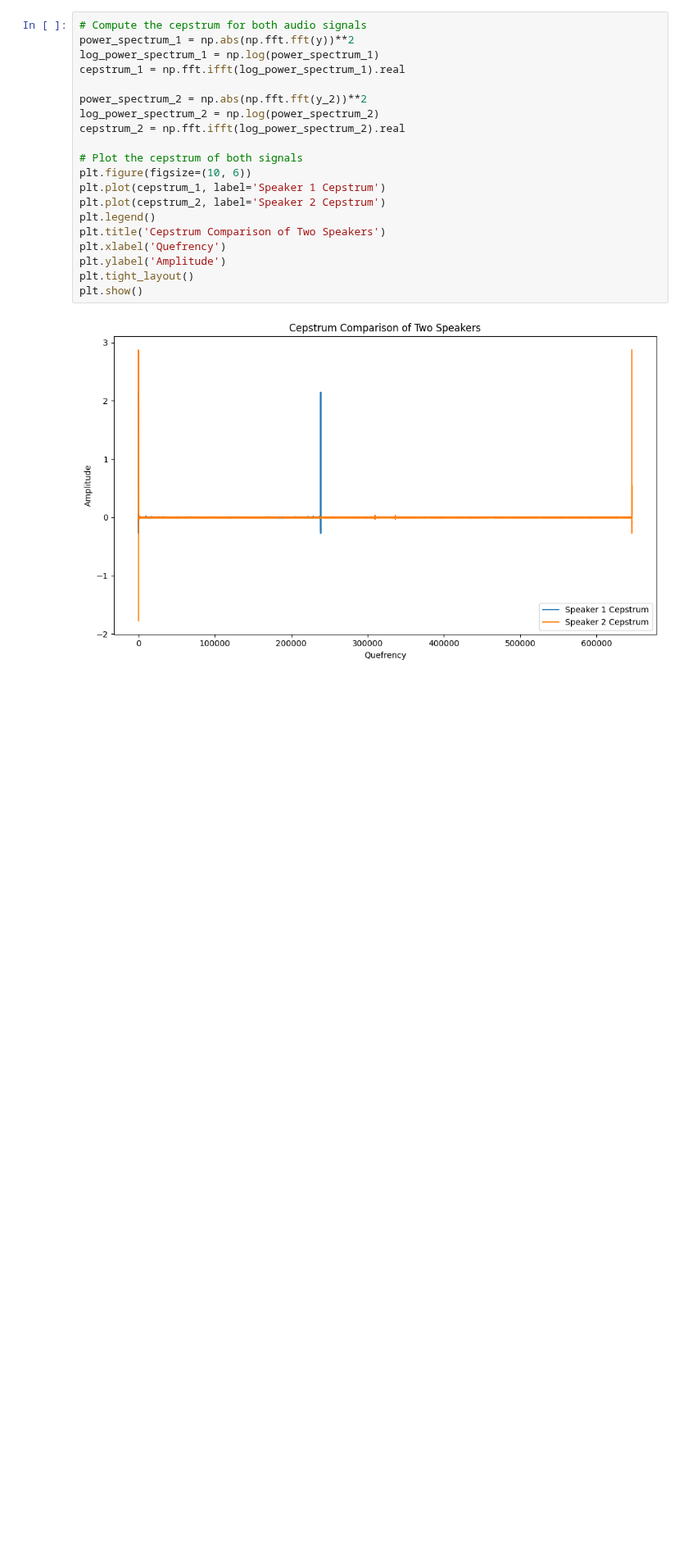
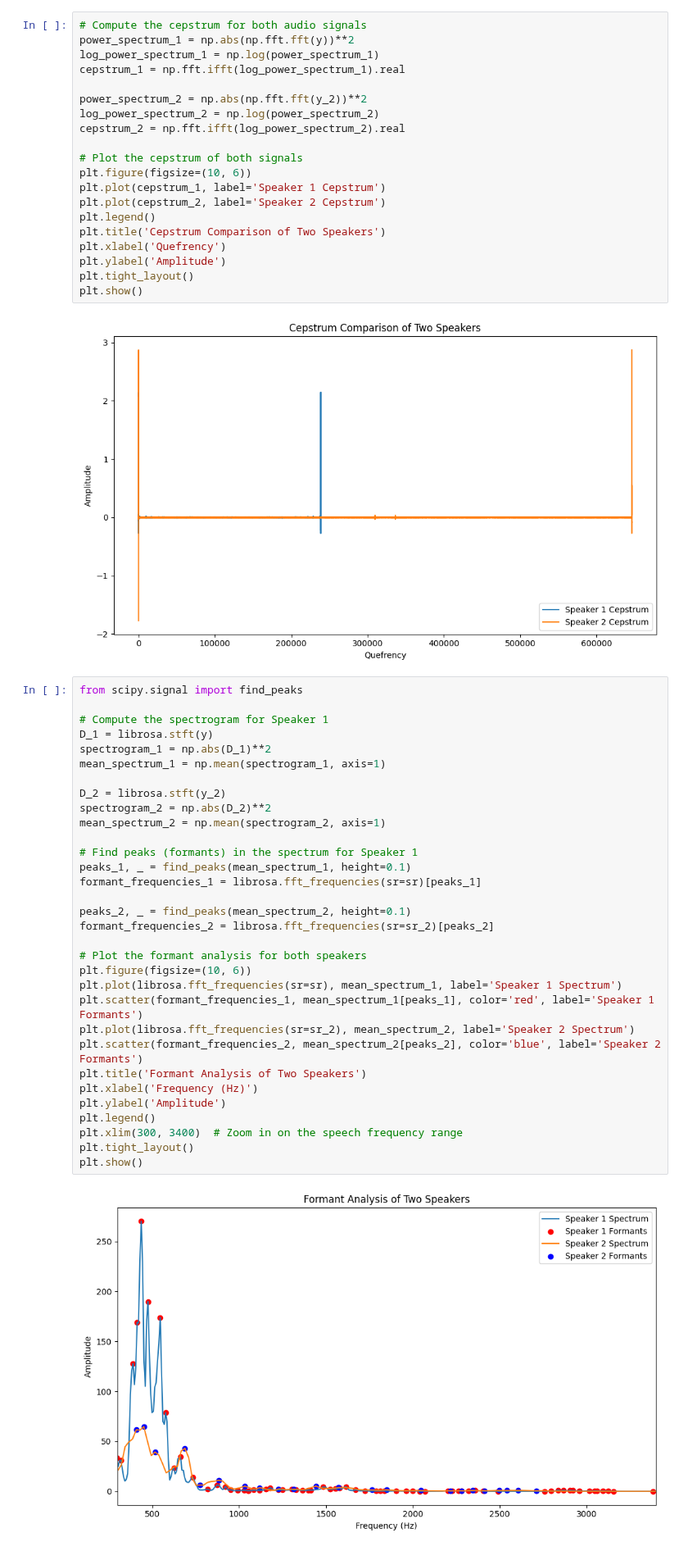
Before and after one commit to yyf/SimpleAudioDSP, a Jupyter notebook: MFCC.ipynb, the cells around one changed output. Shown at 82% size. Cells and saved outputs as stored; diff of their text form; blank space fills up the shorter version.

Commit message:
Compare formants of two speakers

```diff
--- a/MFCC.ipynb
+++ b/MFCC.ipynb
@@ -102,3 +102,37 @@ plt.tight_layout()
 plt.show()
 # %% [output]
 [figure]
+# %%
+from scipy.signal import find_peaks
+
+# Compute the spectrogram for Speaker 1
+D_1 = librosa.stft(y)
+spectrogram_1 = np.abs(D_1)**2
+mean_spectrum_1 = np.mean(spectrogram_1, axis=1)
+
+D_2 = librosa.stft(y_2)
+spectrogram_2 = np.abs(D_2)**2
+mean_spectrum_2 = np.mean(spectrogram_2, axis=1)
+
+# Find peaks (formants) in the spectrum for Speaker 1
+peaks_1, _ = find_peaks(mean_spectrum_1, height=0.1)
+formant_frequencies_1 = librosa.fft_frequencies(sr=sr)[peaks_1]
+
+peaks_2, _ = find_peaks(mean_spectrum_2, height=0.1)
+formant_frequencies_2 = librosa.fft_frequencies(sr=sr_2)[peaks_2]
+
+# Plot the formant analysis for both speakers
+plt.figure(figsize=(10, 6))
+plt.plot(librosa.fft_frequencies(sr=sr), mean_spectrum_1, label='Speaker 1 Spectrum')
+plt.scatter(formant_frequencies_1, mean_spectrum_1[peaks_1], color='red', label='Speaker 1 Formants')
+plt.plot(librosa.fft_frequencies(sr=sr_2), mean_spectrum_2, label='Speaker 2 Spectrum')
+plt.scatter(formant_frequencies_2, mean_spectrum_2[peaks_2], color='blue', label='Speaker 2 Formants')
+plt.title('Formant Analysis of Two Speakers')
+plt.xlabel('Frequency (Hz)')
+plt.ylabel('Amplitude')
+plt.legend()
+plt.xlim(300, 3400)  # Zoom in on the speech frequency range
+plt.tight_layout()
+plt.show()
+# %% [output]
+[figure, added]
```
